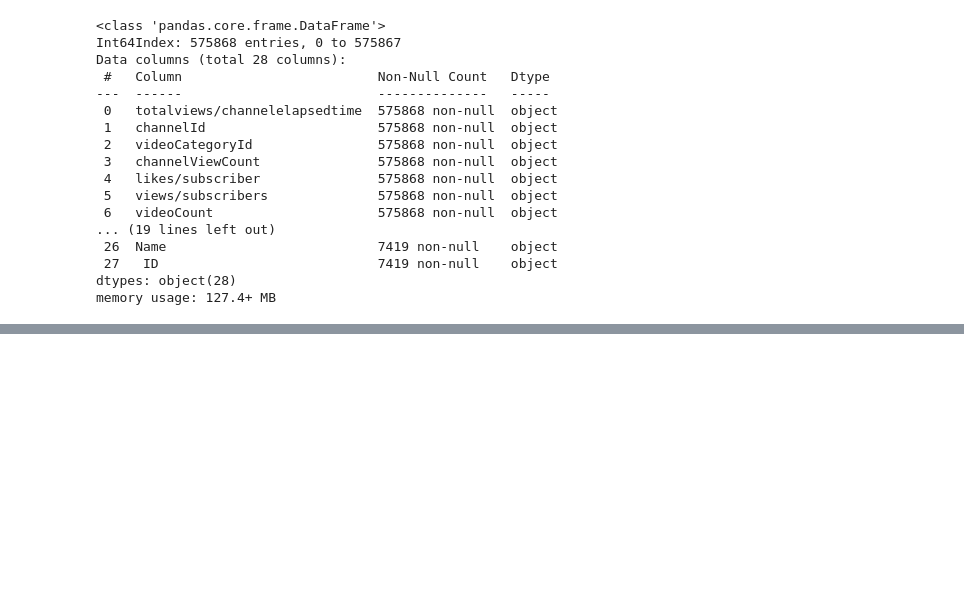
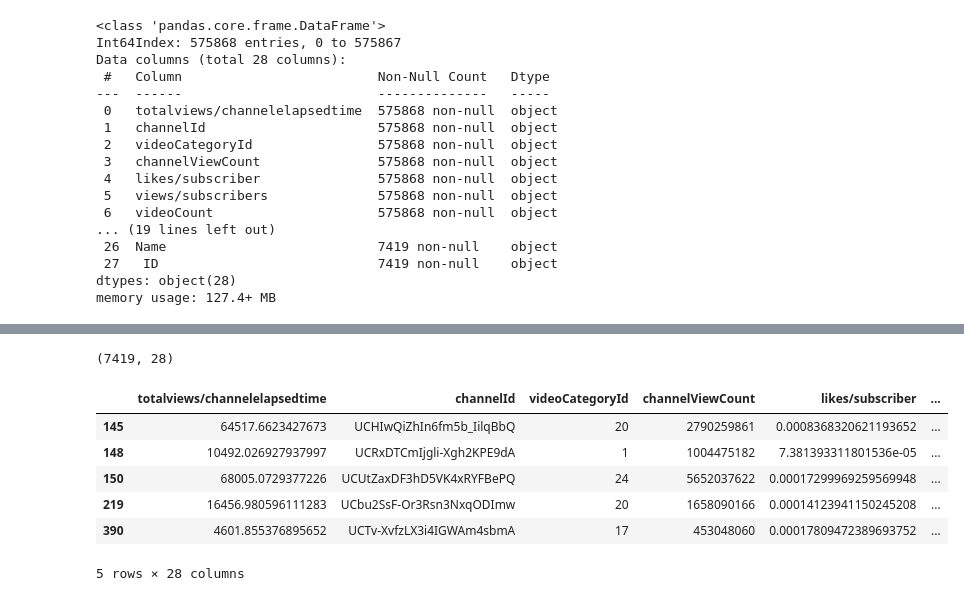
Before and after one commit to OwenWalker/Capstone, a Jupyter notebook: Owen_Walker_Capstone.ipynb, the cells around one changed output, grey strips where cells are left out. Cells and saved outputs as stored; diff of their text form; code cells hidden in the pictures; blank space fills up the shorter version.

```diff
--- a/Owen_Walker_Capstone.ipynb
+++ b/Owen_Walker_Capstone.ipynb
@@ -134,0 +156,16 @@ memory usage: 127.4+ MB
+# %%
+ytset = ytset.dropna()
+# %%
+ytset.shape
+# %% [output]
+(7419, 28)
+# %%
+ytset.head()
+# %% [output]
+|  | totalviews/channelelapsedtime | channelId | videoCategoryId | channelViewCount | likes/subscriber | ... |
+| 145 | 64517.6623427673 | UCHIwQiZhIn6fm5b_IilqBbQ | 20 | 2790259861 | 0.0008368320621193652 | ... |
+| 148 | 10492.026927937997 | UCRxDTCmIjgli-Xgh2KPE9dA | 1 | 1004475182 | 7.381393311801536e-05 | ... |
+| 150 | 68005.0729377226 | UCUtZaxDF3hD5VK4xRYFBePQ | 24 | 5652037622 | 0.00017299969259569948 | ... |
+| 219 | 16456.980596111283 | UCbu2SsF-Or3Rsn3NxqODImw | 20 | 1658090166 | 0.00014123941150245208 | ... |
+| 390 | 4601.855376895652 | UCTv-XvfzLX3i4IGWAm4sbmA | 17 | 453048060 | 0.00017809472389693752 | ... |
+5 rows × 28 columns
```
Also changed, not shown: parts of 2 cells of this notebook.
